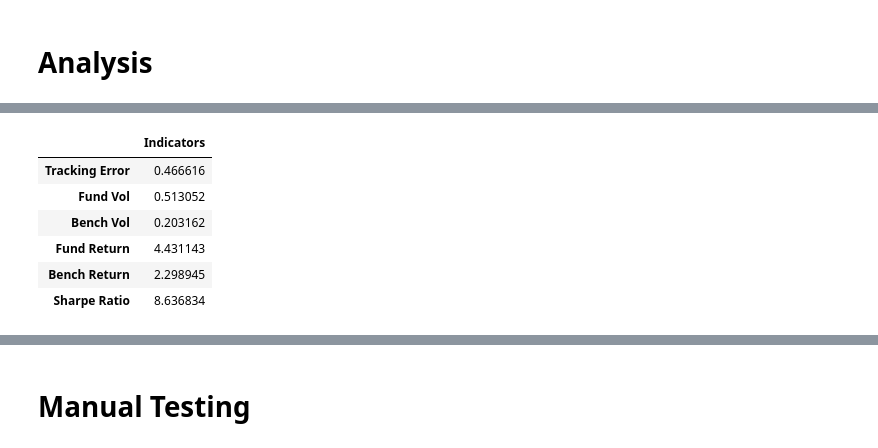
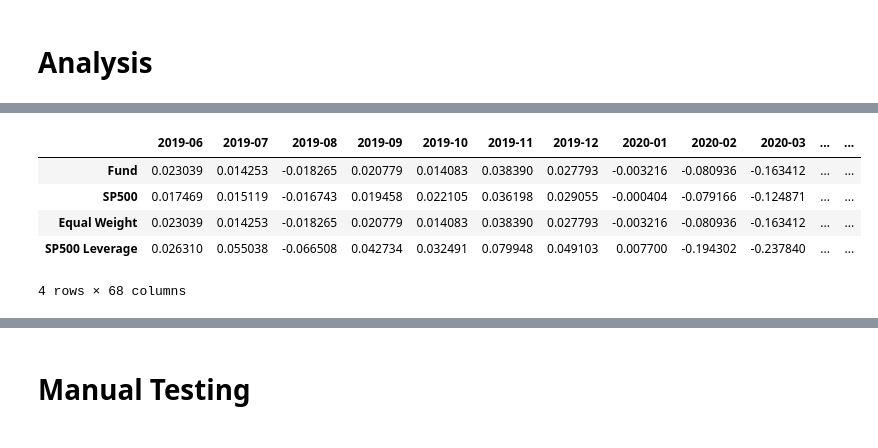
Before and after one commit to niroojane/Equity-Analysis, a Jupyter notebook: S&P500 Analysis.ipynb, the cells around one changed output, grey strips where cells are left out. Cells and saved outputs as stored; diff of their text form; code cells hidden in the pictures.

```diff
--- a/S&P500 Analysis.ipynb
+++ b/S&P500 Analysis.ipynb
@@ -263,0 +268,13 @@ Name: 2025-01-24 00:00:00, dtype: float64
+# %%
+years=sorted(list(set(performance.index.year)))
+# %%
+month_year=performance.index.strftime('%Y-%m')
+month_year=sorted(list(set(month_year)))
+# %%
+year_returns={}
+for year in years:
+
+    perf_year=(1+performance_pct.loc[str(year)]).cumprod().iloc[-1]-1
+    year_returns[year]=perf_year
+
+year_returns[years[-1]]=(1+performance_pct.loc[str(year)]).cumprod().iloc[-2]-1
@@ -264,2 +290,20 @@ Name: 2025-01-24 00:00:00, dtype: float64
+# %%
+month_returns={}
+for month in month_year:
+
+    perf_year=(1+performance_pct.loc[str(month)]).cumprod().iloc[-1]-1
+    month_returns[month]=perf_year
+
+month_returns[month]=(1+performance_pct.loc[str(month)]).cumprod().iloc[-2]-1
+# %%
+month_returns_dataframe=pd.DataFrame(month_returns)
+month_returns_dataframe
+# %% [output]
+|  | 2019-06 | 2019-07 | 2019-08 | 2019-09 | 2019-10 | 2019-11 | 2019-12 | 2020-01 | 2020-02 | 2020-03 | ... | ... |
+| Fund | 0.023039 | 0.014253 | -0.018265 | 0.020779 | 0.014083 | 0.038390 | 0.027793 | -0.003216 | -0.080936 | -0.163412 | ... | ... |
+| SP500 | 0.017469 | 0.015119 | -0.016743 | 0.019458 | 0.022105 | 0.036198 | 0.029055 | -0.000404 | -0.079166 | -0.124871 | ... | ... |
+| Equal Weight | 0.023039 | 0.014253 | -0.018265 | 0.020779 | 0.014083 | 0.038390 | 0.027793 | -0.003216 | -0.080936 | -0.163412 | ... | ... |
+| SP500 Leverage | 0.026310 | 0.055038 | -0.066508 | 0.042734 | 0.032491 | 0.079948 | 0.049103 | 0.007700 | -0.194302 | -0.237840 | ... | ... |
+4 rows × 68 columns
 # %%
 metrics={}
@@ -271,12 +315 @@ metrics['Bench Return']=performance['Benchmark'].iloc[-2]/performance['Benchmark
 metrics['Sharpe Ratio']=metrics['Fund Return']/metrics['Fund Vol']
-# %%
-indicators=pd.DataFrame(metrics.values(),index=metrics.keys(),columns=['Indicators'])
-indicators
-# %% [output]
-|  | Indicators |
-| Tracking Error | 0.466616 |
-| Fund Vol | 0.513052 |
-| Bench Vol | 0.203162 |
-| Fund Return | 4.431143 |
-| Bench Return | 2.298945 |
-| Sharpe Ratio | 8.636834 |
```
Also changed, not shown: parts of 13 cells of this notebook.
